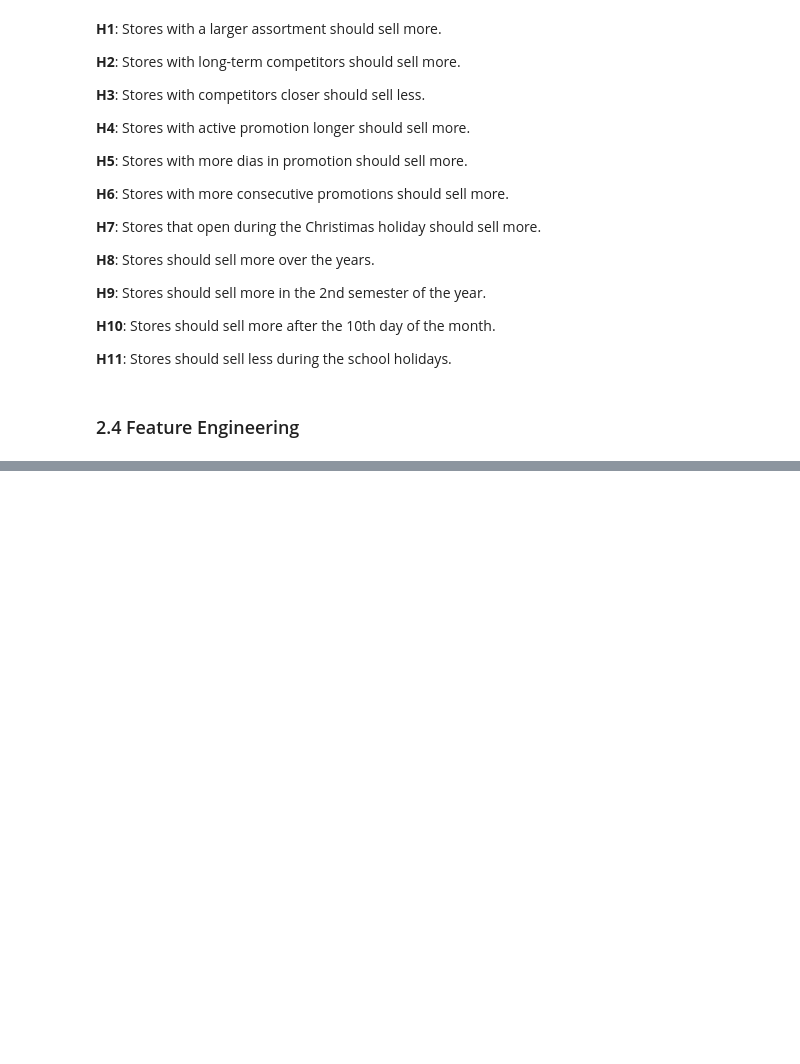
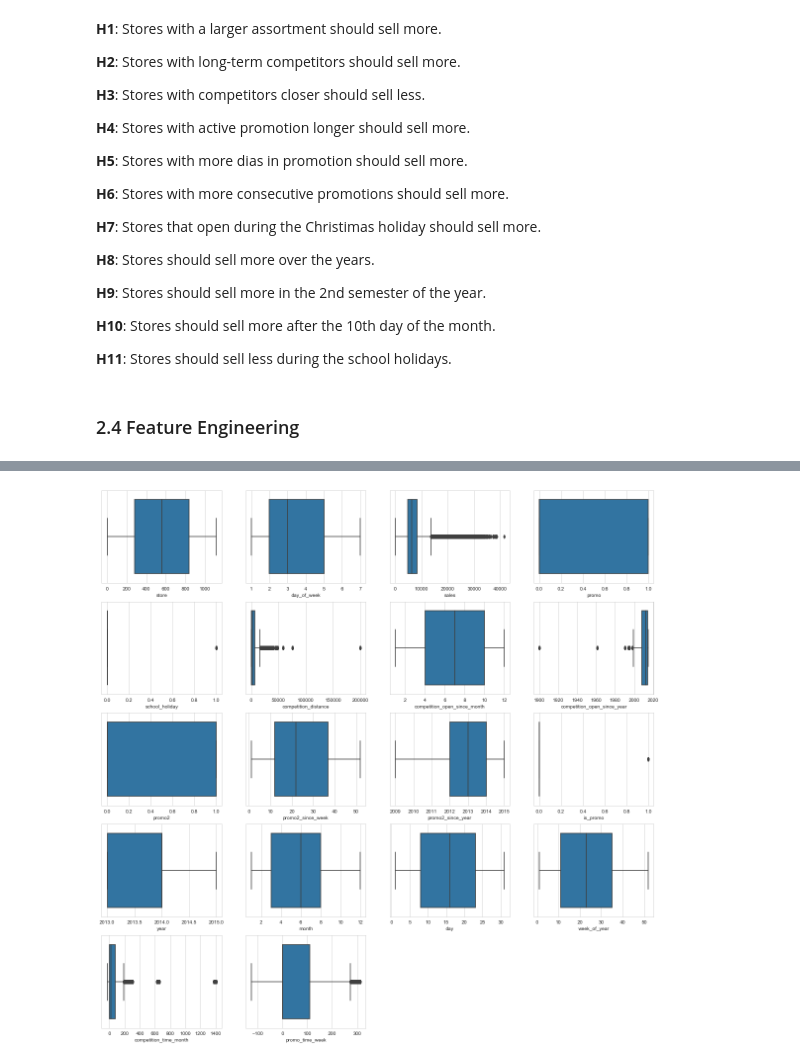
Before and after one commit to jooaobrum/rossmann-stores-sales-prediction, a Jupyter notebook: notebooks/rossmann-stores-sales-prediction.ipynb, the cells around one changed output, grey strips where cells are left out. Cells and saved outputs as stored; diff of their text form; code cells hidden in the pictures; blank space fills up the shorter version.

```diff
--- a/notebooks/rossmann-stores-sales-prediction.ipynb
+++ b/notebooks/rossmann-stores-sales-prediction.ipynb
@@ -440,0 +566,7 @@ df
+# %%
+plt.figure(1, figsize = (20,20))
+for i, col in enumerate(num_attributes.columns):
+    plt.subplot(5, 4, i+1)
+    sns.boxplot(x = num_attributes[col])
+# %% [output]
+[figure, added]
```
Also changed, not shown: parts of 160 cells of this notebook.
